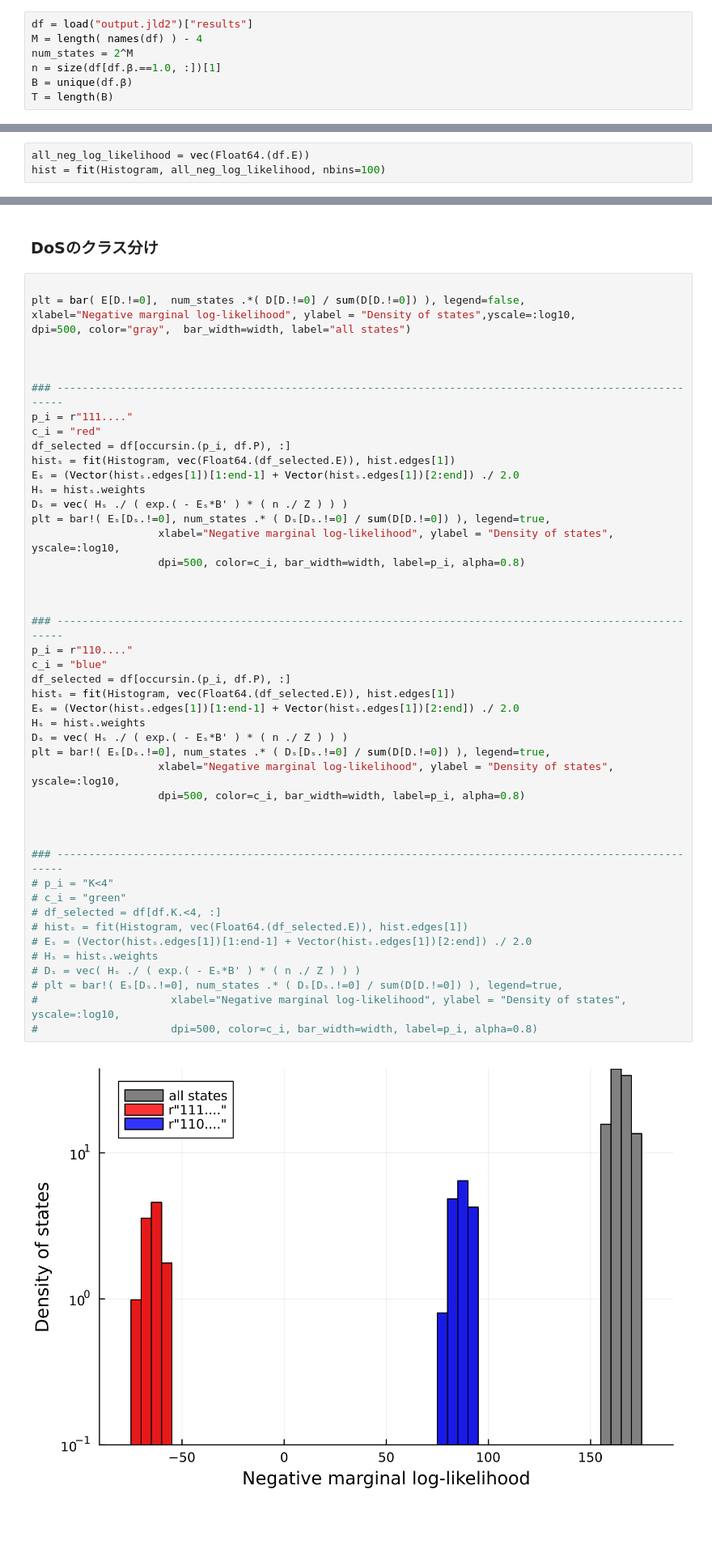
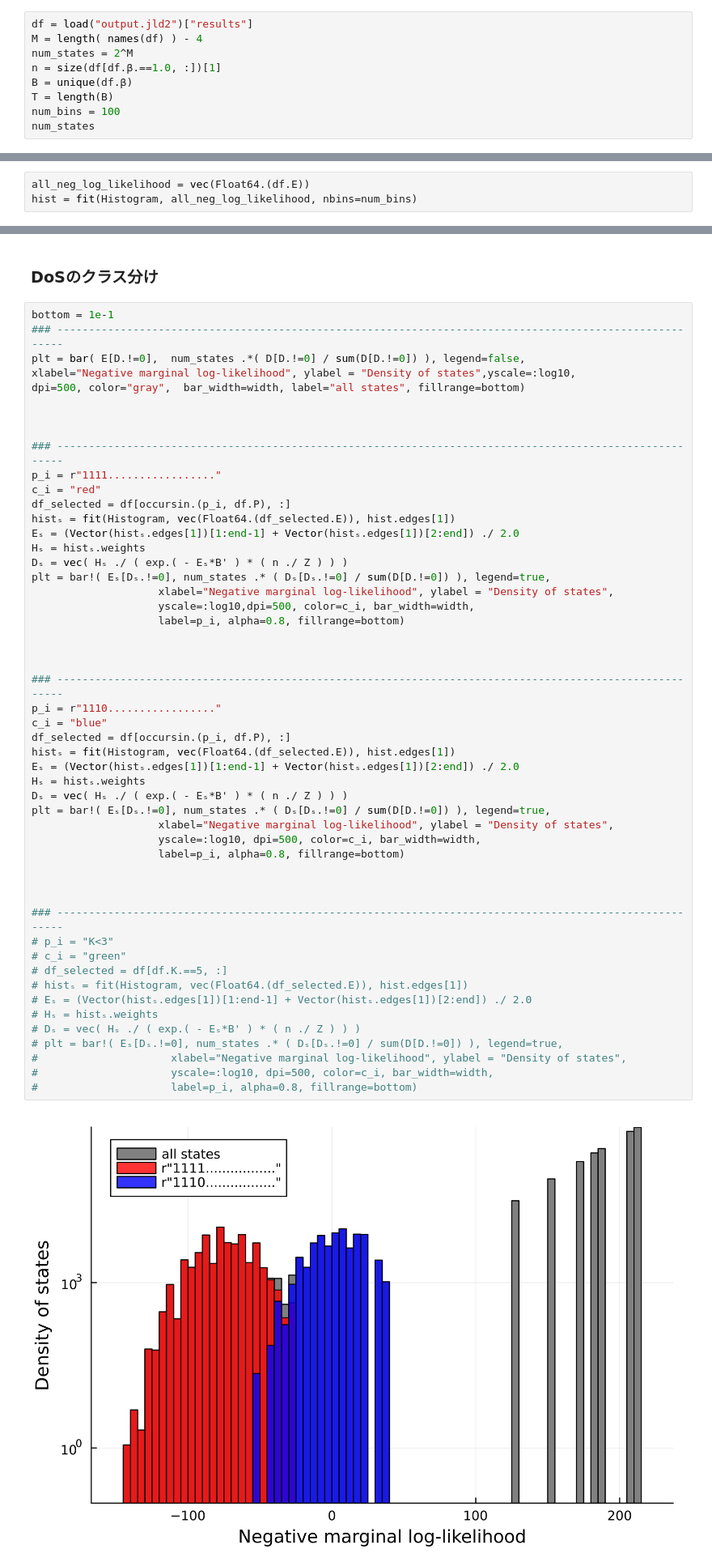
Before and after one commit to murakami9916/remc-blr, a Jupyter notebook: DoS_analyzer.ipynb, the cells around one changed output, grey strips where cells are left out. Shown at 81% size. Cells and saved outputs as stored; diff of their text form; blank space fills up the shorter version.

```diff
--- a/DoS_analyzer.ipynb
+++ b/DoS_analyzer.ipynb
@@ -16,4 +16,6 @@ num_states = 2^M
 n = size(df[df.β.==1.0, :])[1]
 B = unique(df.β)
 T = length(B)
+num_bins = 100
+num_states
 # %% [output]
@@ -22,7 +24,7 @@ T = length(B)
 ## マルチヒストグラム法によるDoSの推定
 # %%
 all_neg_log_likelihood = vec(Float64.(df.E))
-hist = fit(Histogram, all_neg_log_likelihood, nbins=100)
+hist = fit(Histogram, all_neg_log_likelihood, nbins=num_bins)
 # %% [output]
 Histogram{Int64, 1, Tuple{StepRangeLen{Float64, Base.TwicePrecision{Float64}, Base.TwicePrecision{Float64}, Int64}}}
 edges:
@@ -89,51 +93,55 @@ dpi=500, color="blue",  bar_width=width, label=pattern)
 # %% [markdown]
 ### DoSのクラス分け
 # %%
-
+bottom = 1e-1
+### --------------------------------------------------------------------------------------------------------
 plt = bar( E[D.!=0],  num_states .*( D[D.!=0] / sum(D[D.!=0]) ), legend=false,
 xlabel="Negative marginal log-likelihood", ylabel = "Density of states",yscale=:log10,
-dpi=500, color="gray",  bar_width=width, label="all states")
+dpi=500, color="gray",  bar_width=width, label="all states", fillrange=bottom)
 
 
 
 ### --------------------------------------------------------------------------------------------------------
-p_i = r"111...."
+p_i = r"1111................."
 c_i = "red"
 df_selected = df[occursin.(p_i, df.P), :]
 histₛ = fit(Histogram, vec(Float64.(df_selected.E)), hist.edges[1])
 Eₛ = (Vector(histₛ.edges[1])[1:end-1] + Vector(histₛ.edges[1])[2:end]) ./ 2.0
 Hₛ = histₛ.weights
 Dₛ = vec( Hₛ ./ ( exp.( - Eₛ*B' ) * ( n ./ Z ) ) )
 plt = bar!( Eₛ[Dₛ.!=0], num_states .* ( Dₛ[Dₛ.!=0] / sum(D[D.!=0]) ), legend=true,
-                    xlabel="Negative marginal log-likelihood", ylabel = "Density of states", yscale=:log10,
-                    dpi=500, color=c_i, bar_width=width, label=p_i, alpha=0.8)
+                    xlabel="Negative marginal log-likelihood", ylabel = "Density of states",
+                    yscale=:log10,dpi=500, color=c_i, bar_width=width,
+                    label=p_i, alpha=0.8, fillrange=bottom)
 
 
 
 ### --------------------------------------------------------------------------------------------------------
-p_i = r"110...."
+p_i = r"1110................."
 c_i = "blue"
 df_selected = df[occursin.(p_i, df.P), :]
 histₛ = fit(Histogram, vec(Float64.(df_selected.E)), hist.edges[1])
 Eₛ = (Vector(histₛ.edges[1])[1:end-1] + Vector(histₛ.edges[1])[2:end]) ./ 2.0
 Hₛ = histₛ.weights
 Dₛ = vec( Hₛ ./ ( exp.( - Eₛ*B' ) * ( n ./ Z ) ) )
 plt = bar!( Eₛ[Dₛ.!=0], num_states .* ( Dₛ[Dₛ.!=0] / sum(D[D.!=0]) ), legend=true,
-                    xlabel="Negative marginal log-likelihood", ylabel = "Density of states", yscale=:log10,
-                    dpi=500, color=c_i, bar_width=width, label=p_i, alpha=0.8)
+                    xlabel="Negative marginal log-likelihood", ylabel = "Density of states",
+                    yscale=:log10, dpi=500, color=c_i, bar_width=width,
+                    label=p_i, alpha=0.8, fillrange=bottom)
 
 
 
 ### --------------------------------------------------------------------------------------------------------
-# p_i = "K<4"
+# p_i = "K<3"
 # c_i = "green"
-# df_selected = df[df.K.<4, :]
+# df_selected = df[df.K.==5, :]
 # histₛ = fit(Histogram, vec(Float64.(df_selected.E)), hist.edges[1])
 # Eₛ = (Vector(histₛ.edges[1])[1:end-1] + Vector(histₛ.edges[1])[2:end]) ./ 2.0
 # Hₛ = histₛ.weights
 # Dₛ = vec( Hₛ ./ ( exp.( - Eₛ*B' ) * ( n ./ Z ) ) )
 # plt = bar!( Eₛ[Dₛ.!=0], num_states .* ( Dₛ[Dₛ.!=0] / sum(D[D.!=0]) ), legend=true,
-#                     xlabel="Negative marginal log-likelihood", ylabel = "Density of states", yscale=:log10,
-#                     dpi=500, color=c_i, bar_width=width, label=p_i, alpha=0.8)
+#                     xlabel="Negative marginal log-likelihood", ylabel = "Density of states",
+#                     yscale=:log10, dpi=500, color=c_i, bar_width=width,
+#                     label=p_i, alpha=0.8, fillrange=bottom)
 # %% [output]
-[figure, old version]
+[figure, new version]
```
Also changed, not shown: parts of 7 cells of this notebook, 1 other file.
